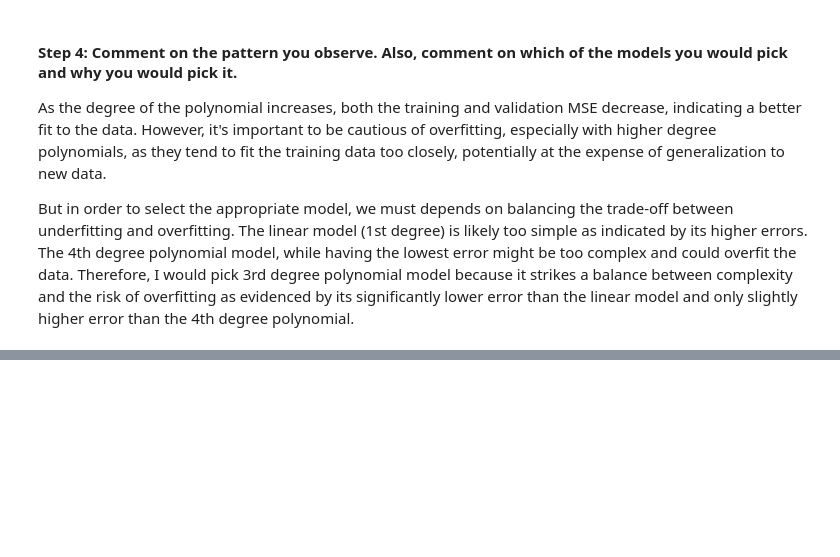
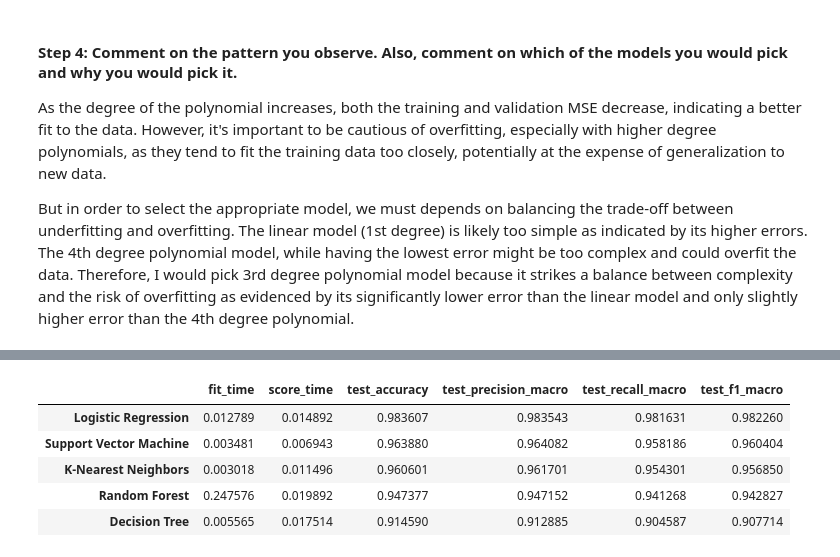
Before and after one commit to kwanqing/CMPE-257, a Jupyter notebook: take_home_exam.ipynb, the cells around one changed output, grey strips where cells are left out. Saved outputs shown, nothing was run; the diff lists cells and outputs as text; code cells hidden in the pictures; blank space fills up the shorter version.

```diff
--- a/take_home_exam.ipynb
+++ b/take_home_exam.ipynb
@@ -126,0 +148,33 @@ But in order to select the appropriate model, we must depends on balancing the t
+# %%
+X = cancer_data.drop('y', axis=1)
+y = cancer_data['y']
+
+X_train, X_test, y_train, y_test = train_test_split(X, y, test_size=0.2, random_state=570)
+
+models = {
+    'Logistic Regression': LogisticRegression(),
+    'Decision Tree': DecisionTreeClassifier(),
+    'Random Forest': RandomForestClassifier(),
+    'Support Vector Machine': SVC(),
+    'K-Nearest Neighbors': KNeighborsClassifier()
+}
+
+cv_results = {}
+
+for name, model in models.items():
+    cv_result = cross_validate(model, X_train, y_train, cv=5, scoring=['accuracy', 'precision_macro', 'recall_macro', 'f1_macro'])
+    cv_results[name] = cv_result
+
+cv_results_mean = {model: {metric: np.mean(scores) for metric, scores in results.items()} for model, results in cv_results.items()}
+
+# Converting to DataFrame for better visualization and sorting by test accuracy
+cv_results_mean_df = pd.DataFrame(cv_results_mean).transpose().sort_values(by='test_accuracy', ascending=False)
+
+cv_results_mean_df
+# %% [output]
+|  | fit_time | score_time | test_accuracy | test_precision_macro | test_recall_macro | test_f1_macro |
+| Logistic Regression | 0.012789 | 0.014892 | 0.983607 | 0.983543 | 0.981631 | 0.982260 |
+| Support Vector Machine | 0.003481 | 0.006943 | 0.963880 | 0.964082 | 0.958186 | 0.960404 |
+| K-Nearest Neighbors | 0.003018 | 0.011496 | 0.960601 | 0.961701 | 0.954301 | 0.956850 |
+| Random Forest | 0.247576 | 0.019892 | 0.947377 | 0.947152 | 0.941268 | 0.942827 |
+| Decision Tree | 0.005565 | 0.017514 | 0.914590 | 0.912885 | 0.904587 | 0.907714 |
```
Also changed, not shown: parts of 8 cells of this notebook.
